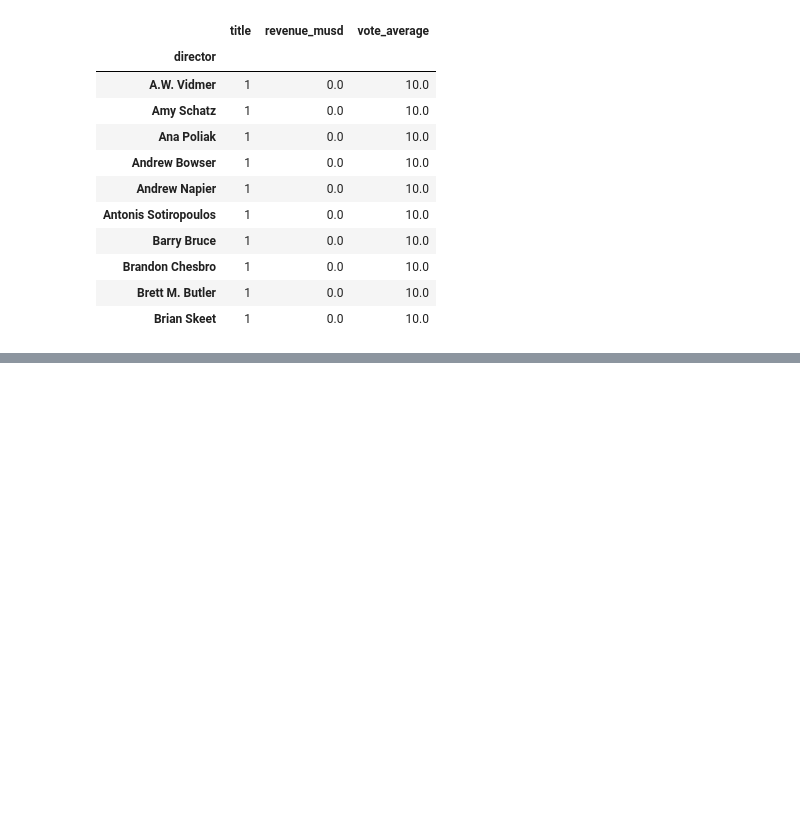
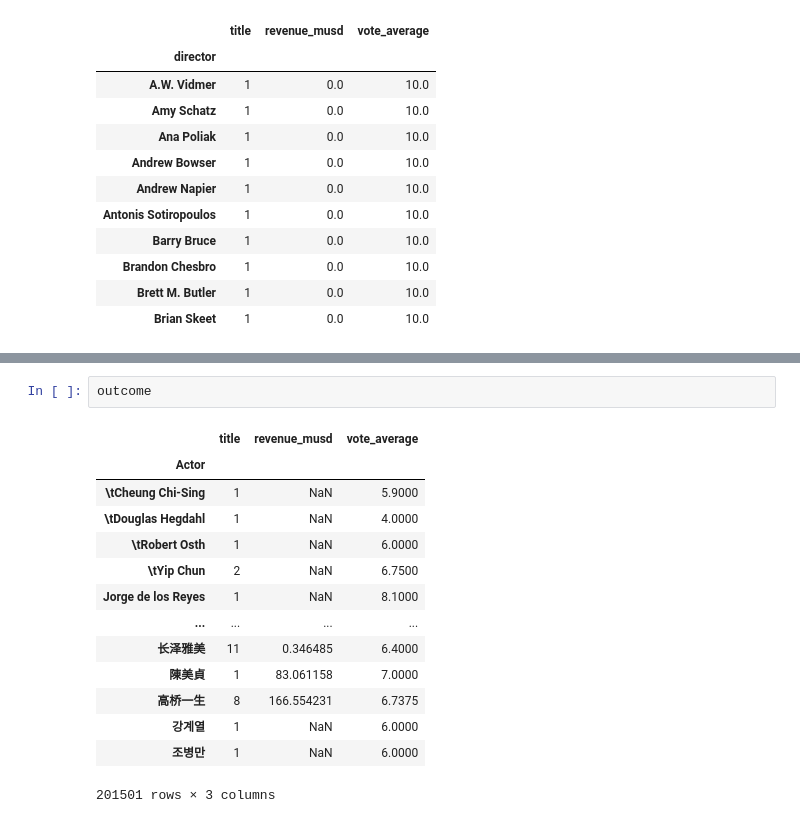
Before and after one commit to qviet1602/Python_project, a Jupyter notebook: Project_01_Materials/Project_01_ProjectBrief_blank.ipynb, the cells around one changed output, grey strips where cells are left out. Drawn from its saved outputs; the diff is of its cells as text; blank space fills up the shorter version.

```diff
--- a/Project_01_Materials/Project_01_ProjectBrief_blank.ipynb
+++ b/Project_01_Materials/Project_01_ProjectBrief_blank.ipynb
@@ -495,0 +559,17 @@ director.nlargest(n=10, columns = 'vote_average')
+# %%
+outcome
+# %% [output]
+|  | title | revenue_musd | vote_average |
+| Actor |  |  |  |
+| \tCheung Chi-Sing | 1 | NaN | 5.9000 |
+| \tDouglas Hegdahl | 1 | NaN | 4.0000 |
+| \tRobert Osth | 1 | NaN | 6.0000 |
+| \tYip Chun | 2 | NaN | 6.7500 |
+| Jorge de los Reyes | 1 | NaN | 8.1000 |
+| ... | ... | ... | ... |
+| 长泽雅美 | 11 | 0.346485 | 6.4000 |
+| 陳美貞 | 1 | 83.061158 | 7.0000 |
+| 高桥一生 | 8 | 166.554231 | 6.7375 |
+| 강계열 | 1 | NaN | 6.0000 |
+| 조병만 | 1 | NaN | 6.0000 |
+201501 rows × 3 columns
```
Also changed, not shown: parts of 9 cells of this notebook.
